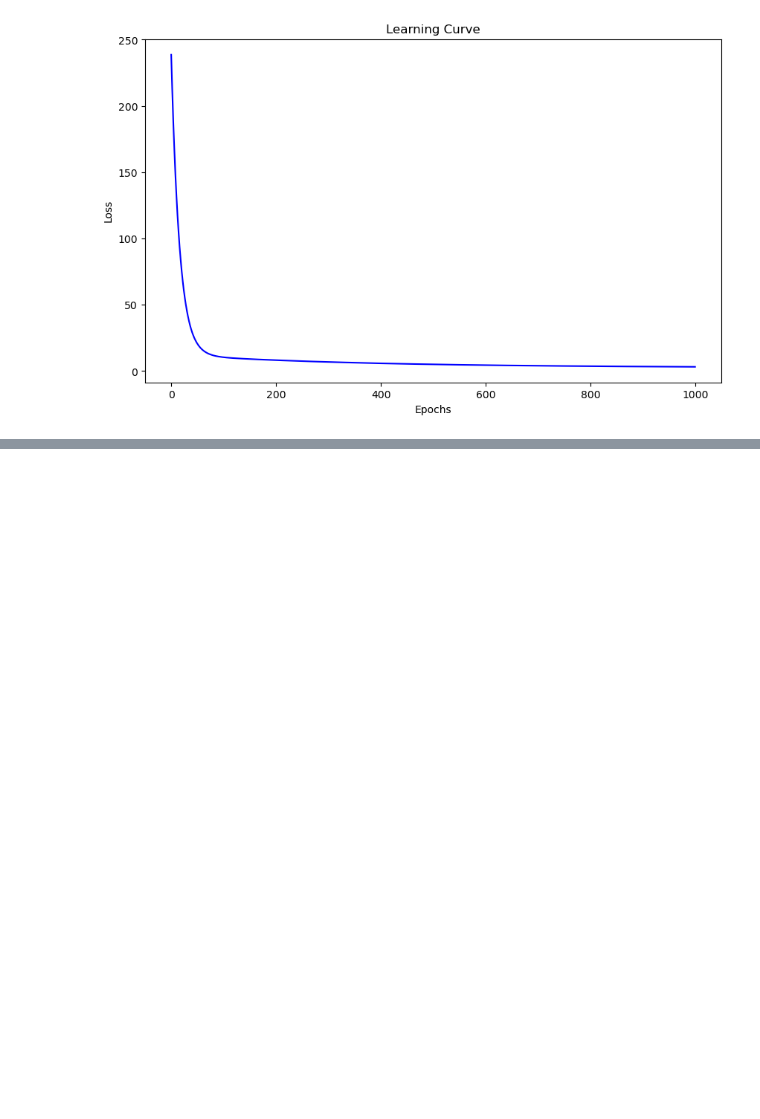
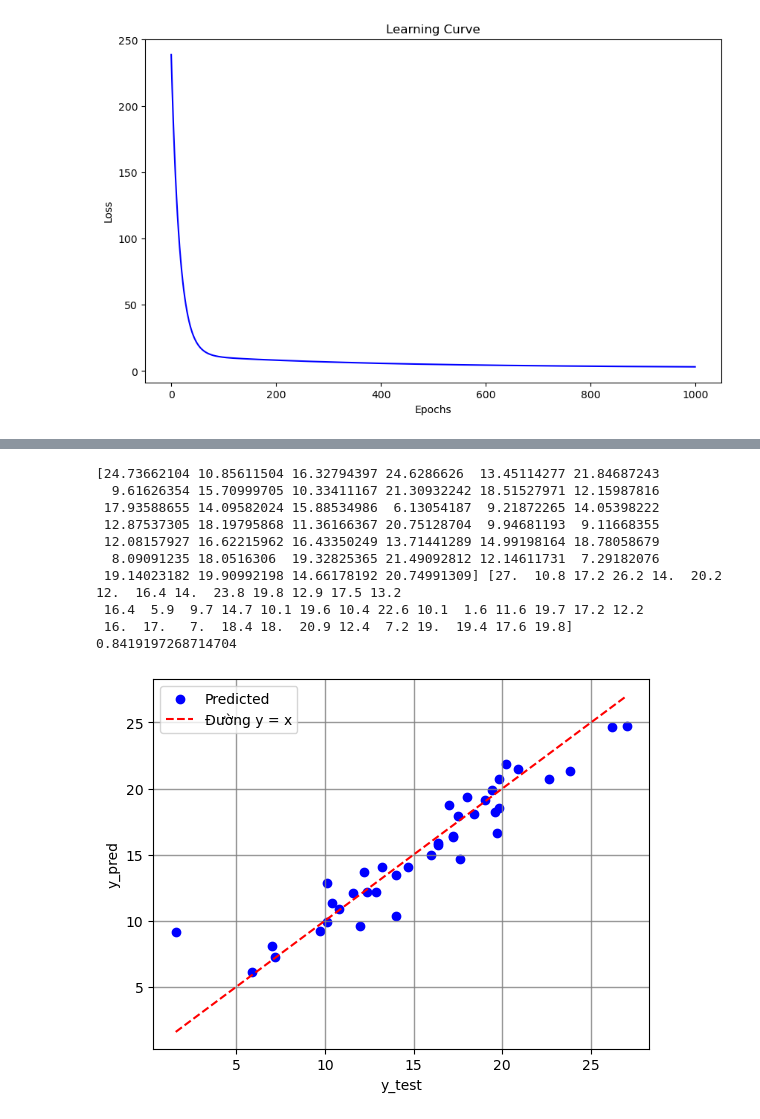
Before and after one commit to vva1909/ml, a Jupyter notebook: linear.ipynb, the cells around one changed output, grey strips where cells are left out. Drawn from its saved outputs; the diff is of its cells as text; code cells hidden in the pictures; blank space fills up the shorter version.

```diff
--- a/linear.ipynb
+++ b/linear.ipynb
@@ -209,3 +200,34 @@ R-squared: -0.1856546420786669
 [figure]
 [figure]
 [figure]
+# %%
+import models
+
+Linear = (models.RidgeRegression(learning_rate=0.1, epochs=1000, bias=0, lambda_=0.01))
+Linear.fit(X_train, y_train)
+
+y_pred = Linear.predict(X_test)
+
+print(y_pred, y_test)
+
+plt.scatter(y_test, y_pred, color='blue', label='Predicted')
+plt.plot([y_test.min(), y_test.max()], [y_test.min(), y_test.max()],
+     color='red', linestyle='--', label='Đường y = x')
+plt.grid(True, linestyle='-', linewidth=1, color='gray', alpha=0.8)
+plt.xlabel('y_test')
+plt.ylabel('y_pred')
+plt.legend()
+
+print(models.r2(y_test, y_pred))
+# %% [output]
+[24.73662104 10.85611504 16.32794397 24.6286626  13.45114277 21.84687243
+  9.61626354 15.70999705 10.33411167 21.30932242 18.51527971 12.15987816
+ 17.93588655 14.09582024 15.88534986  6.13054187  9.21872265 14.05398222
+ 12.87537305 18.19795868 11.36166367 20.75128704  9.94681193  9.11668355
+ 12.08157927 16.62215962 16.43350249 13.71441289 14.99198164 18.78058679
+  8.09091235 18.0516306  19.32825365 21.49092812 12.14611731  7.29182076
+ 19.14023182 19.90992198 14.66178192 20.74991309] [27.  10.8 17.2 26.2 14.  20.2 12.  16.4 14.  23.8 19.8 12.9 17.5 13.2
+ 16.4  5.9  9.7 14.7 10.1 19.6 10.4 22.6 10.1  1.6 11.6 19.7 17.2 12.2
+ 16.  17.   7.  18.4 18.  20.9 12.4  7.2 19.  19.4 17.6 19.8]
+0.8419197268714704
+[figure, added]
```
Also changed, not shown: parts of 3 cells of this notebook, 6 other files.
